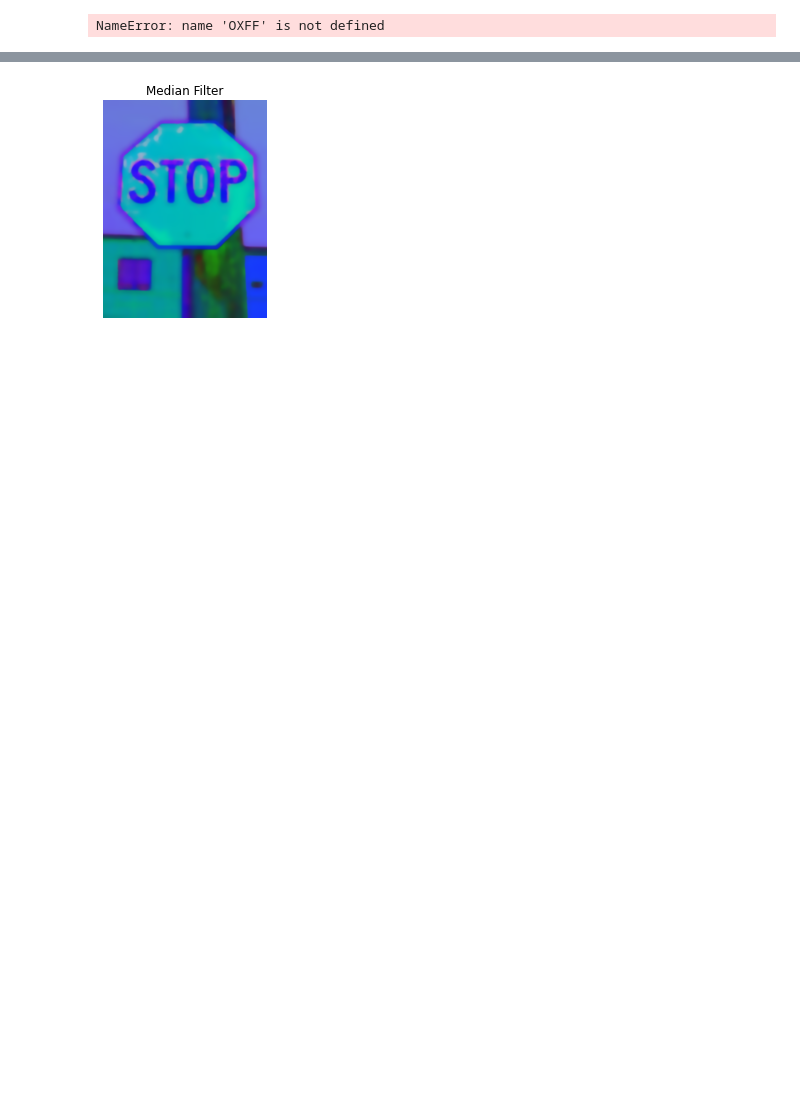
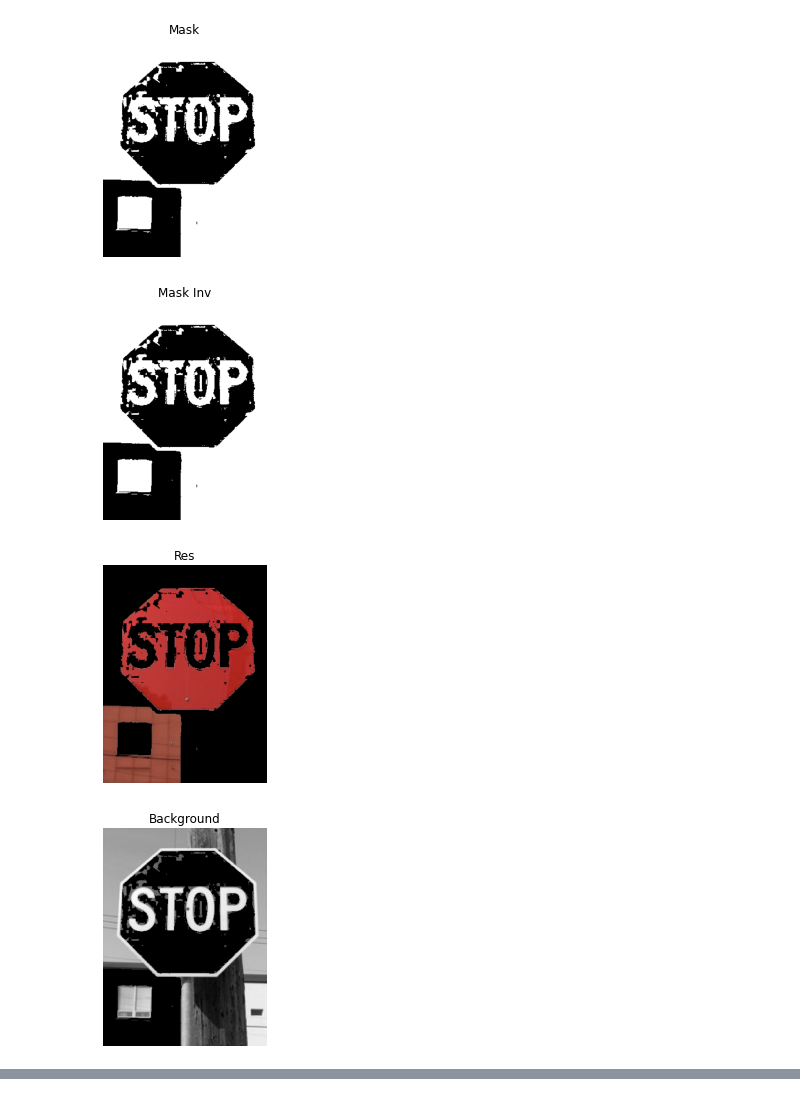
Before and after one commit to tomasfgon/FEUP-VC, a Jupyter notebook: src/main.ipynb, the cells around one changed output, grey strips where cells are left out. Saved outputs shown, nothing was run; the diff lists cells and outputs as text; code cells hidden in the pictures; blank space fills up the shorter version.

```diff
--- a/src/main.ipynb
+++ b/src/main.ipynb
@@ -10,41 +10,63 @@ img = cv.imread(os.path.join(dataDir, 'road57.png')) # Change this, according to
 # %%
 hsv = cv.cvtColor(img, cv.COLOR_BGR2HSV)
 #obtain the grayscale image of the original image
 gray = cv.cvtColor(img, cv.COLOR_BGR2GRAY)
 
 #set the bounds for the red hue
 lower_red = np.array([0,100,100])
 upper_red = np.array([20,255,255])
 
 #create a mask using the bounds set
 mask = cv.inRange(hsv, lower_red, upper_red)
 #create an inverse of the mask
 mask_inv = cv.bitwise_not(mask)
 #Filter only the red colour from the original image using the mask(foreground)
 res = cv.bitwise_and(img, img, mask=mask)
 #Filter the regions containing colours other than red from the grayscale image(background)
 background = cv.bitwise_and(gray, gray, mask = mask_inv)
 #convert the one channelled grayscale background to a three channelled image
 background = np.stack((background,)*3, axis=-1)
 #add the foreground and the background
 added_img = cv.add(res, background)
 
-#create resizable windows for the images
-cv.namedWindow("res", cv.WINDOW_NORMAL)
-cv.namedWindow("hsv", cv.WINDOW_NORMAL)
-cv.namedWindow("mask", cv.WINDOW_NORMAL)
-cv.namedWindow("added", cv.WINDOW_NORMAL)
-cv.namedWindow("back", cv.WINDOW_NORMAL)
-cv.namedWindow("mask_inv", cv.WINDOW_NORMAL)
-cv.namedWindow("gray", cv.WINDOW_NORMAL)
+mask = cv.cvtColor(mask, cv.COLOR_BGR2RGB)
+mask_inv = cv.cvtColor(mask_inv, cv.COLOR_BGR2RGB) # convert from BGR to RGB because we are using matplotlib to display the image
+res = cv.cvtColor(res, cv.COLOR_BGR2RGB)
+background = cv.cvtColor(background, cv.COLOR_BGR2RGB)
+added_img = cv.cvtColor(added_img, cv.COLOR_BGR2RGB)
+hsv = cv.cvtColor(hsv, cv.COLOR_BGR2RGB)
+gray = cv.cvtColor(gray, cv.COLOR_BGR2RGB)
 
-
-
-while(1):
-    cv.imshow("mask_inv", mask_inv)
-    k = cv.waitKey(10) & 0XFF
-    if k == 27:
-        break
-cv.destroyAllWindows()
+plt.imshow(mask_inv)
+plt.title('Mask')
+plt.axis('off')
+plt.show()
+plt.imshow(mask_inv)
+plt.title('Mask Inv')
+plt.axis('off')
+plt.show()
+plt.imshow(res)
+plt.title('Res')
+plt.axis('off')
+plt.show()
+plt.imshow(background)
+plt.title('Background')
+plt.axis('off')
+plt.show()
+plt.imshow(added_img)
+plt.title('Added img')
+plt.axis('off')
+plt.show()
+plt.imshow(hsv)
+plt.title('Hsv')
+plt.axis('off')
+plt.show()
+plt.imshow(gray)
+plt.title('Gray')
+plt.axis('off')
+plt.show()
 # %% [output]
-NameError: name 'OXFF' is not defined
+[figure, added]
+[figure, added]
+[figure, added]
+[figure, added]
@@ -51,9 +75,0 @@ NameError: name 'OXFF' is not defined
-# %%
-imgWithMedianFilter = cv.medianBlur(img, 5)
-
-plt.imshow(img)
-plt.title('Median Filter')
-plt.axis('off')
-plt.show()
-# %% [output]
-[figure, removed]
```
Also changed, not shown: parts of 2 cells of this notebook.
